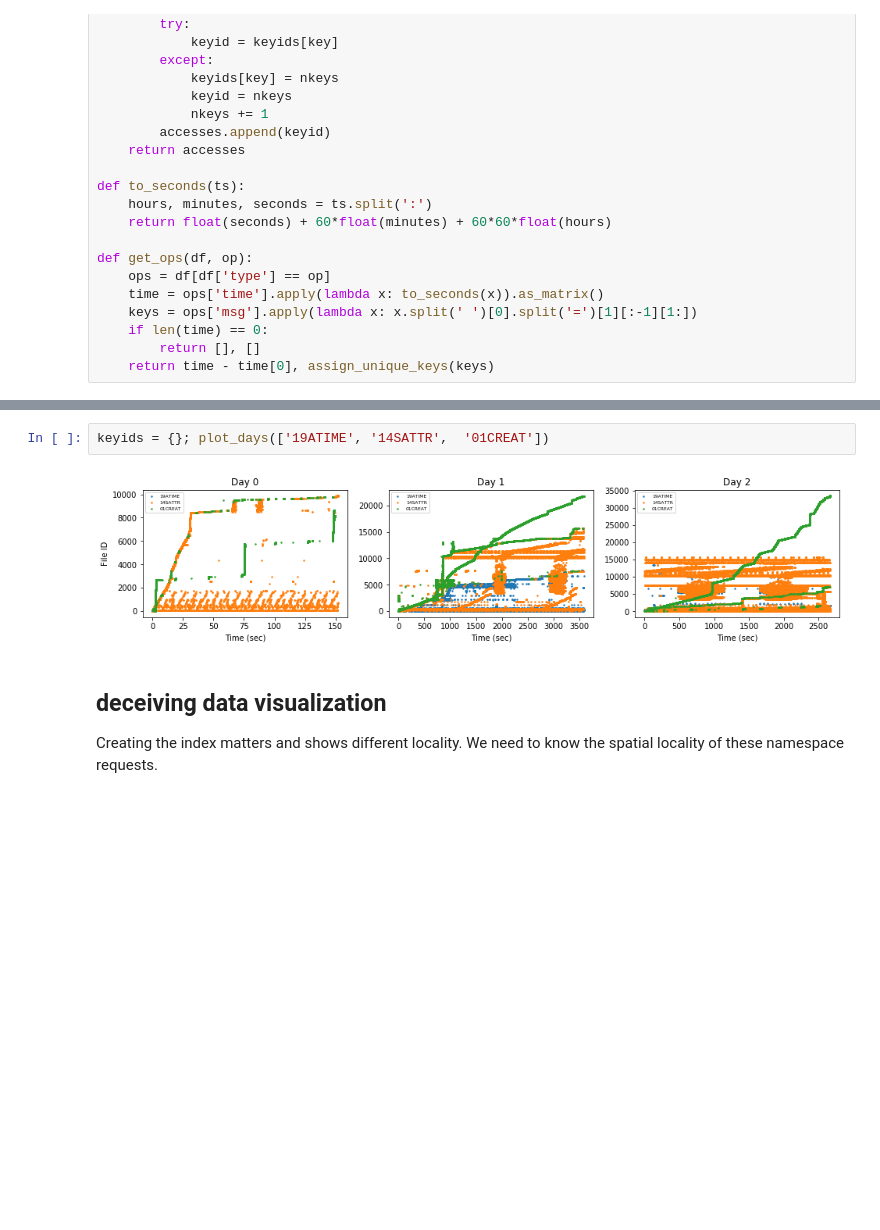
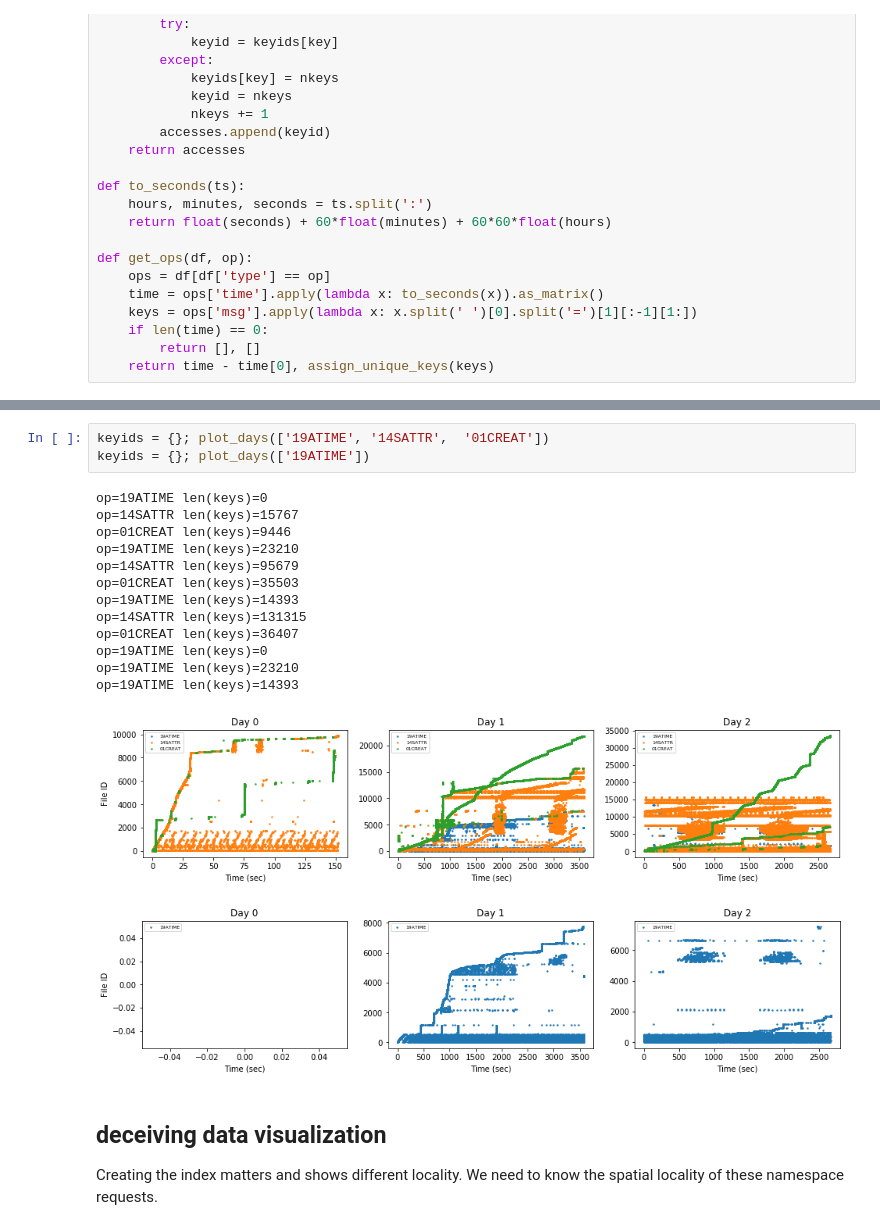
Before and after one commit to michaelsevilla/parsplice-ml-popper, a Jupyter notebook: experiments/lustre-trace/viz-trace.ipynb, the cells around one changed output, grey strips where cells are left out. Drawn from its saved outputs; the diff is of its cells as text; blank space fills up the shorter version.

Commit message:
benchmark: more lustre trace visualizations
Signed-off-by: Michael Sevilla <mikesevilla3@gmail.com>

```diff
--- a/experiments/lustre-trace/viz-trace.ipynb
+++ b/experiments/lustre-trace/viz-trace.ipynb
@@ -81,8 +90,22 @@ keyids = {}; plot_days(['01CREAT', '14SATTR', '19ATIME'])
 [figure]
 # %%
 keyids = {}; plot_days(['19ATIME', '14SATTR',  '01CREAT'])
+keyids = {}; plot_days(['19ATIME'])
 # %% [output]
+op=19ATIME len(keys)=0
+op=14SATTR len(keys)=15767
+op=01CREAT len(keys)=9446
+op=19ATIME len(keys)=23210
+op=14SATTR len(keys)=95679
+op=01CREAT len(keys)=35503
+op=19ATIME len(keys)=14393
+op=14SATTR len(keys)=131315
+op=01CREAT len(keys)=36407
+op=19ATIME len(keys)=0
+op=19ATIME len(keys)=23210
+op=19ATIME len(keys)=14393
 [figure]
+[figure, added]
 # %% [markdown]
 ## deceiving data visualization
 Creating the index matters and shows different locality. We need to know the spatial locality of these namespace requests.
```
Also changed, not shown: parts of 5 cells of this notebook, 7 other files.
